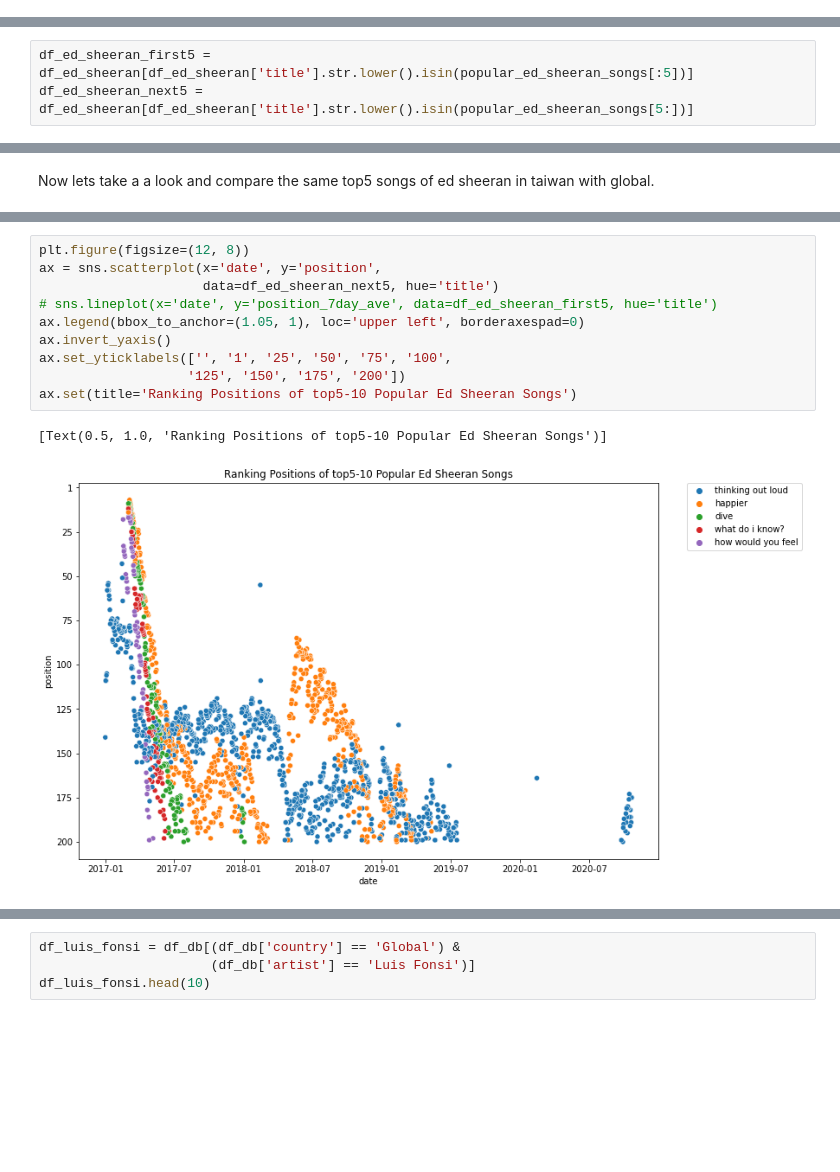
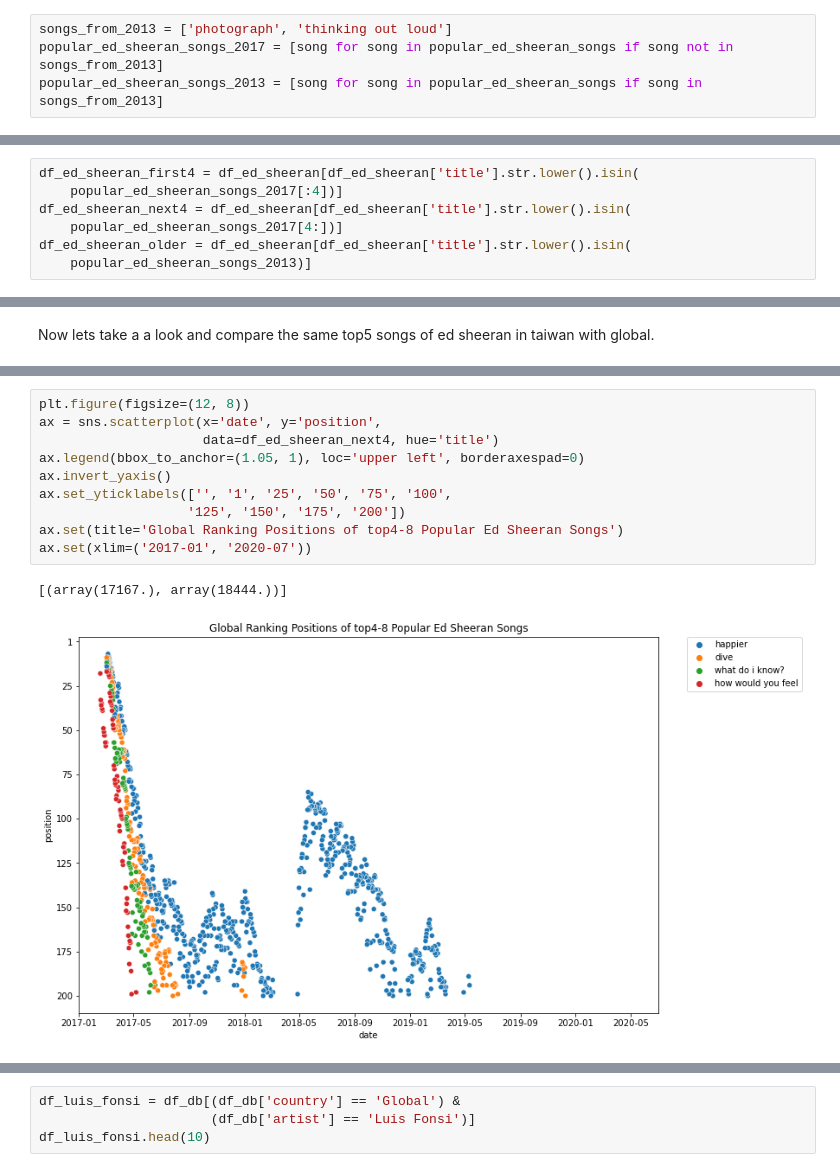
Before and after one commit to MaxiTrien/spotify-data-science-project, a Jupyter notebook: spotify-songs-eda-week2.ipynb, the cells around one changed output, grey strips where cells are left out. Cells and saved outputs as stored; diff of their text form; blank space fills up the shorter version.

```diff
--- a/spotify-songs-eda-week2.ipynb
+++ b/spotify-songs-eda-week2.ipynb
@@ -310,3 +383,7 @@ popular_ed_sheeran_songs = list(popular_ed_sheeran_songs.values)
+# %%
+songs_from_2013 = ['photograph', 'thinking out loud']
+popular_ed_sheeran_songs_2017 = [song for song in popular_ed_sheeran_songs if song not in songs_from_2013]
+popular_ed_sheeran_songs_2013 = [song for song in popular_ed_sheeran_songs if song in songs_from_2013]
 # %%
 palette = sns.color_palette()
 hex = palette.as_hex()
@@ -321,3 +397,7 @@ colors
 # %%
-df_ed_sheeran_first5 = df_ed_sheeran[df_ed_sheeran['title'].str.lower().isin(popular_ed_sheeran_songs[:5])]
-df_ed_sheeran_next5 = df_ed_sheeran[df_ed_sheeran['title'].str.lower().isin(popular_ed_sheeran_songs[5:])]
+df_ed_sheeran_first4 = df_ed_sheeran[df_ed_sheeran['title'].str.lower().isin(
+    popular_ed_sheeran_songs_2017[:4])]
+df_ed_sheeran_next4 = df_ed_sheeran[df_ed_sheeran['title'].str.lower().isin(
+    popular_ed_sheeran_songs_2017[4:])]
+df_ed_sheeran_older = df_ed_sheeran[df_ed_sheeran['title'].str.lower().isin(
+    popular_ed_sheeran_songs_2013)]
@@ -352,13 +476,13 @@ ax.set(title='Taiwan Ranking Positions of top5 Popular Ed Sheeran Songs')
 # %%
 plt.figure(figsize=(12, 8))
 ax = sns.scatterplot(x='date', y='position',
-                     data=df_ed_sheeran_next5, hue='title')
-# sns.lineplot(x='date', y='position_7day_ave', data=df_ed_sheeran_first5, hue='title')
+                     data=df_ed_sheeran_next4, hue='title')
 ax.legend(bbox_to_anchor=(1.05, 1), loc='upper left', borderaxespad=0)
 ax.invert_yaxis()
 ax.set_yticklabels(['', '1', '25', '50', '75', '100',
                    '125', '150', '175', '200'])
-ax.set(title='Ranking Positions of top5-10 Popular Ed Sheeran Songs')
+ax.set(title='Global Ranking Positions of top4-8 Popular Ed Sheeran Songs')
+ax.set(xlim=('2017-01', '2020-07'))
 # %% [output]
-[Text(0.5, 1.0, 'Ranking Positions of top5-10 Popular Ed Sheeran Songs')]
+[(array(17167.), array(18444.))]
-[figure, old version]
+[figure, new version]
```
Also changed, not shown: parts of 29 cells of this notebook.
